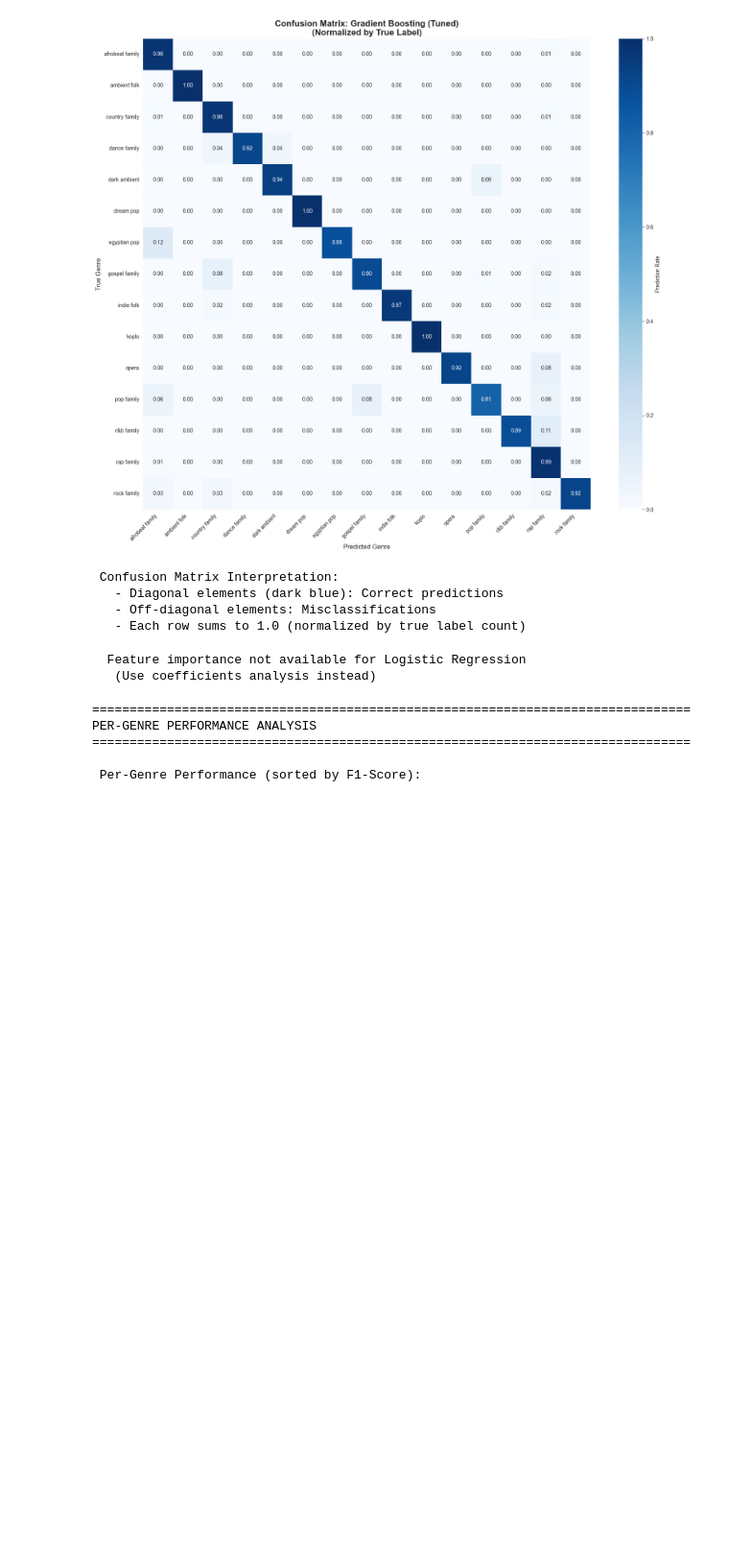
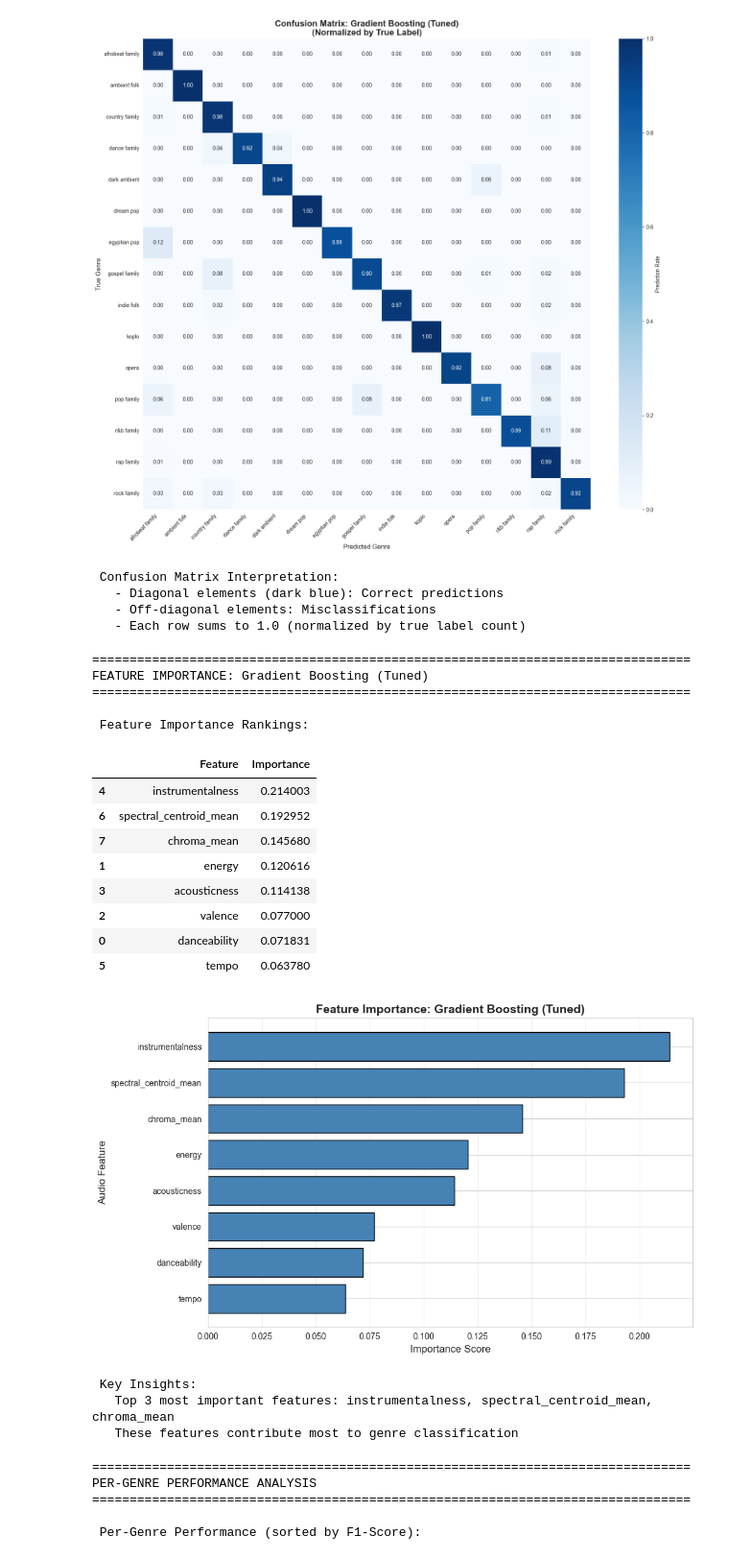
Before and after one commit to Ajodo-Godson/ML_Pipeline_CS156, a Jupyter notebook: ML_Pipeline_Final_Report_NEW.ipynb, the cells around one changed output. Shown at 96% size. Drawn from its saved outputs; the diff is of its cells as text; code cells hidden in the pictures; blank space fills up the shorter version.

```diff
--- a/ML_Pipeline_Final_Report_NEW.ipynb
+++ b/ML_Pipeline_Final_Report_NEW.ipynb
@@ -1416,7 +1434,7 @@ CONFUSION MATRIX: Gradient Boosting (Tuned)
 # %%
 # Feature Importance Analysis (for Random Forest)
 # Only tree-based models provide feature importance
-if best_model in ['Random Forest', 'Gradient Boosting']:
+if best_model in ['Random Forest', 'Gradient Boosting', 'Gradient Boosting (Tuned)']:
     print("="*80)
     print(f"FEATURE IMPORTANCE: {best_model}")
     print("="*80)
@@ -1428,35 +1446,51 @@ if best_model in ['Random Forest', 'Gradient Boosting']:
     # Create DataFrame for visualization
     feature_importance_df = pd.DataFrame({
         'Feature': selected_audio_features,
         'Importance': importances
     }).sort_values('Importance', ascending=False)
 
     print("\n Feature Importance Rankings:")
     display(feature_importance_df)
 
     # Visualize feature importance
     plt.figure(figsize=(10, 6))
     plt.barh(feature_importance_df['Feature'], feature_importance_df['Importance'],
              color='steelblue', edgecolor='black')
     plt.xlabel('Importance Score', fontsize=12)
     plt.ylabel('Audio Feature', fontsize=12)
     plt.title(f'Feature Importance: {best_model}', fontsize=14, fontweight='bold')
     plt.gca().invert_yaxis()  # Highest importance on top
     plt.grid(axis='x', alpha=0.3)
     plt.tight_layout()
     plt.show()
 
     # Insights
     top_3_features = feature_importance_df.head(3)['Feature'].tolist()
     print(f"\n Key Insights:")
     print(f"   Top 3 most important features: {', '.join(top_3_features)}")
     print(f"   These features contribute most to genre classification")
 else:
     print("\n  Feature importance not available for Logistic Regression")
     print("   (Use coefficients analysis instead)")
 # %% [output]
-  Feature importance not available for Logistic Regression
-   (Use coefficients analysis instead)
+================================================================================
+FEATURE IMPORTANCE: Gradient Boosting (Tuned)
+================================================================================
+
+ Feature Importance Rankings:
+|  | Feature | Importance |
+| 4 | instrumentalness | 0.214003 |
+| 6 | spectral_centroid_mean | 0.192952 |
+| 7 | chroma_mean | 0.145680 |
+| 1 | energy | 0.120616 |
+| 3 | acousticness | 0.114138 |
+| 2 | valence | 0.077000 |
+| 0 | danceability | 0.071831 |
+| 5 | tempo | 0.063780 |
+[figure, added]
+ Key Insights:
+   Top 3 most important features: instrumentalness, spectral_centroid_mean, chroma_mean
+   These features contribute most to genre classification
 # %%
 # Per-Genre Performance Analysis
 print("="*80)
```
Also changed, not shown: parts of 3 cells of this notebook.
